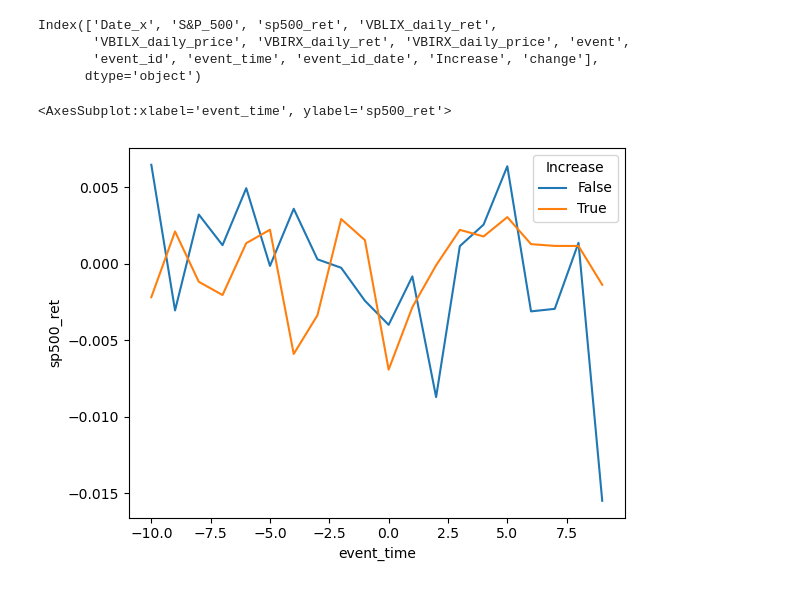
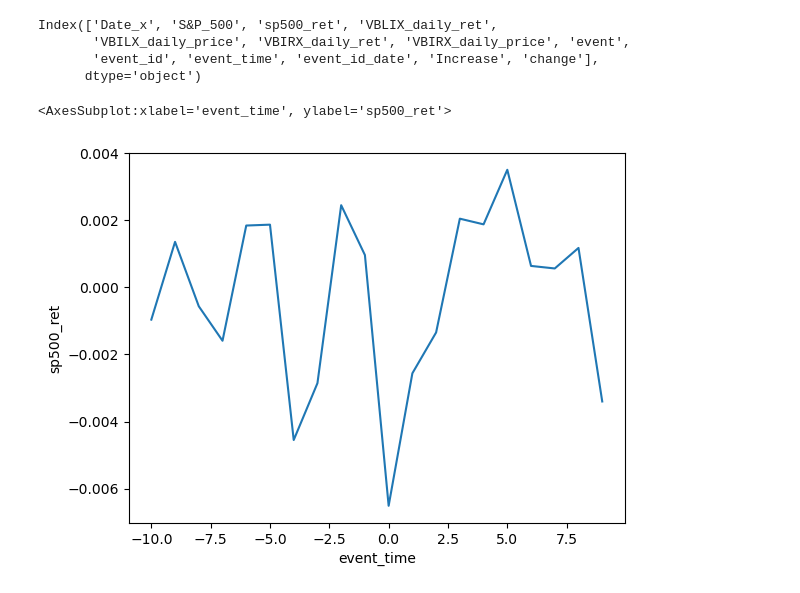
Before and after one commit to mab923/finalteamproject, a Jupyter notebook: Untitled1.ipynb, the cells around one changed output. Cells and saved outputs as stored; diff of their text form; code cells hidden in the pictures.

```diff
--- a/Untitled1.ipynb
+++ b/Untitled1.ipynb
@@ -216,12 +216,11 @@ Index(['Date_x', 'S&P_500', 'sp500_ret', 'VBLIX_daily_ret',
        'event_id', 'event_time', 'event_id_date', 'Increase', 'change'],
       dtype='object')
 # %%
-# plot one - remove error bars, then Layer on other two assets...
+# plot one - Increase remove error bars, then Layer on other two assets...
 sns.lineplot(data=event_time_rets,
              x='event_time',
              y='sp500_ret',
-             ci = None,
-            hue = 'Increase')
+             ci = None)
 # %% [output]
 <AxesSubplot:xlabel='event_time', ylabel='sp500_ret'>
-[figure, old version]
+[figure, new version]
```
Also changed, not shown: parts of 7 cells of this notebook.
